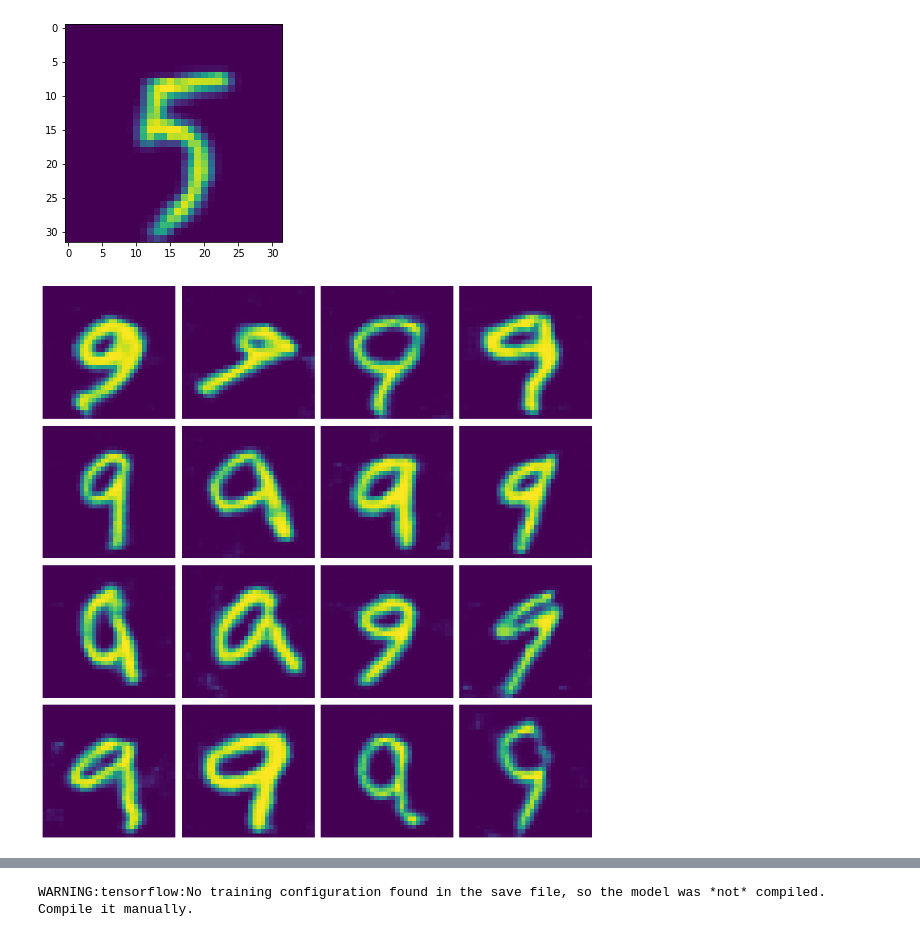
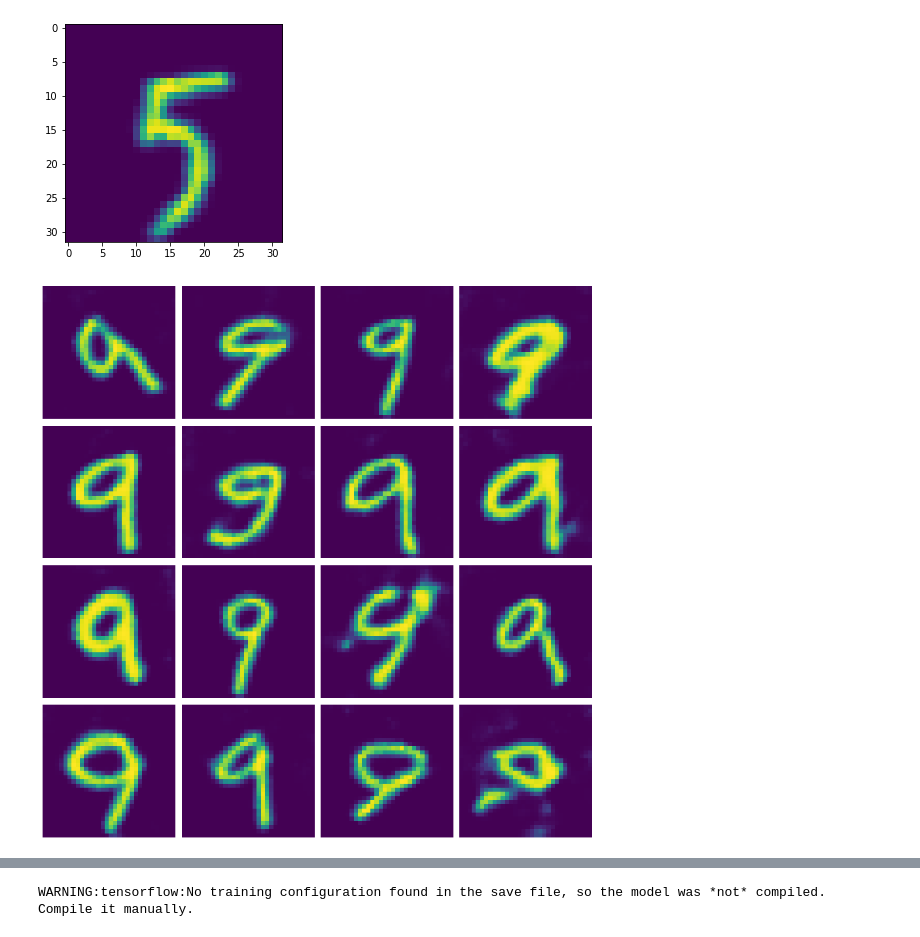
Before and after one commit to ecbme4040/e4040-2020FALL-PROJECT-CRKY-CJR2198, a Jupyter notebook: MNIST Experiment.ipynb, the cells around one changed output, grey strips where cells are left out. Cells and saved outputs as stored; diff of their text form; code cells hidden in the pictures.

```diff
--- a/MNIST Experiment.ipynb
+++ b/MNIST Experiment.ipynb
@@ -132,8 +132,8 @@ def create_minst_dataset(num_to_filter, mnist_train, percentage_to_train_on):
     filtered_ds = mnist_train.filter(lambda x, label: label==num_to_filter)
     cardinality = determine_cardinality(filtered_ds)
     filtered_ds = filtered_ds.take(int(cardinality * percentage_to_train_on))
-    filtered_ds = filtered_ds.map(transform_images, num_parallel_calls=tf.data.experimental.AUTOTUNE)
-    filtered_ds = filtered_ds.unbatch()
+    #filtered_ds = filtered_ds.map(transform_images, num_parallel_calls=tf.data.experimental.AUTOTUNE)
+    #filtered_ds = filtered_ds.unbatch()
     cardinality = determine_cardinality(filtered_ds)
     print(cardinality)
     filtered_ds = filtered_ds.map(normalize_image, num_parallel_calls=tf.data.experimental.AUTOTUNE)
@@ -201,32 +201,32 @@ for label in range(10):
         gen_dict = {'num_latent':100,
                  "filter_num":[128,64],
                  "filter_size":[5,5],
                  "strides":[2,2],
                  'dense':(8,8,256),
                  'activation':'leakyrelu',
                  'out_channels':1,
                  'latent_distribution':'normal'}
 
-        disc_dict = {"filter_num": [64, 128, 256],
+        disc_dict = {"filter_num": [128, 256, 512],
                  "filter_size": [5, 5, 5],
                  'activation': 'leakyrelu',
                  'out_channels': 1,
                  'dropout':0.3,
                  'random_noise':False}
 
         model_name_label = "MNIST_"+str(label)
 
         model = DCGAN(gen_dict=gen_dict, disc_dict=disc_dict, batch_size=128, model_name=model_name_label,
                       distribute=True)
 
         model.compile(generator_optimizer, discriminator_optimizer,
                       tf.keras.losses.BinaryCrossentropy(from_logits=True,
                                                          label_smoothing=0.1,
                                                          reduction =tf.keras.losses.Reduction.NONE))
         model.gen_model.summary()
         model.disc_model.summary()
         save_callback = SaveModelAndCreateImages()
         tensorboard_callback = tf.keras.callbacks.TensorBoard(log_dir=model.log_path)
         model.fit(x=dataset, epochs=80, callbacks=[save_callback,tensorboard_callback],shuffle=True)
 # %% [output]
-[figure, old version]
+[figure, new version]
```
Also changed, not shown: parts of 8 cells of this notebook.
